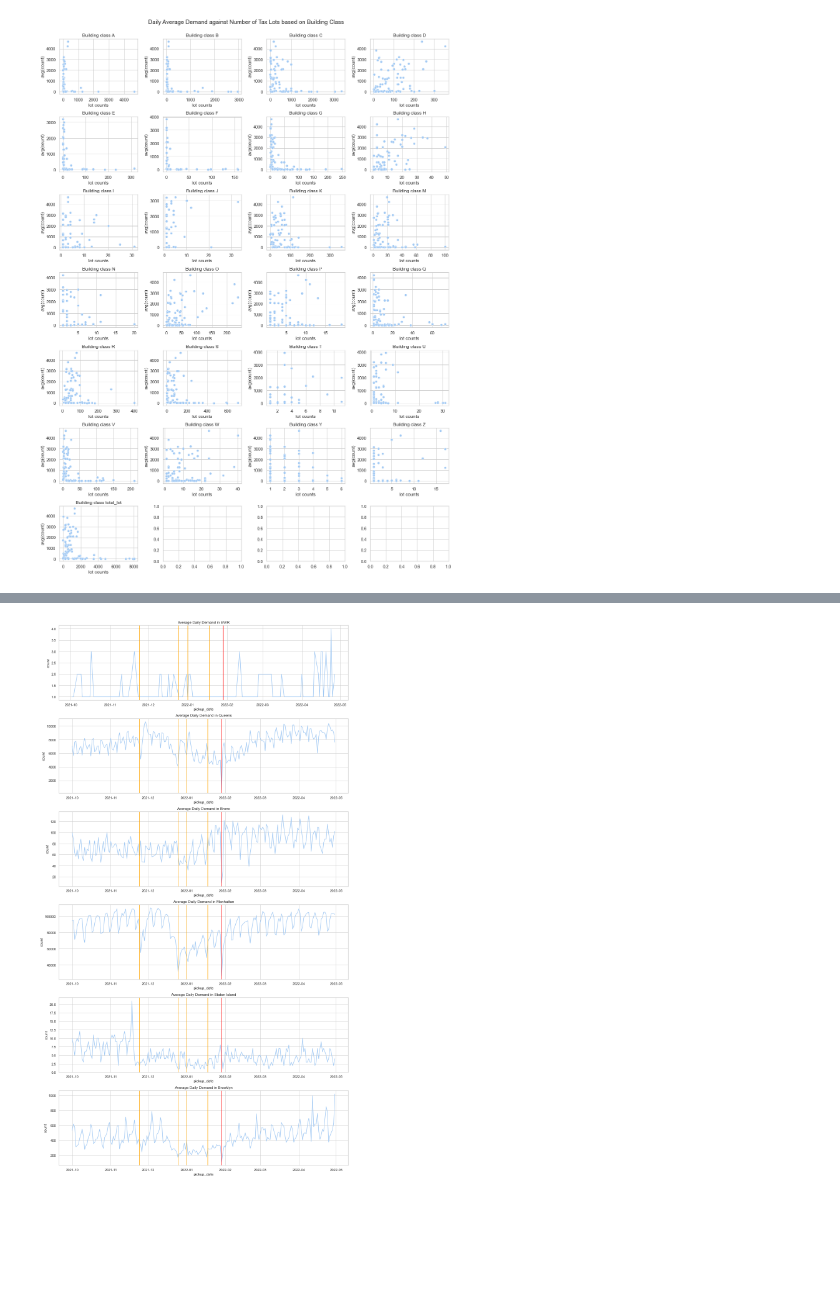
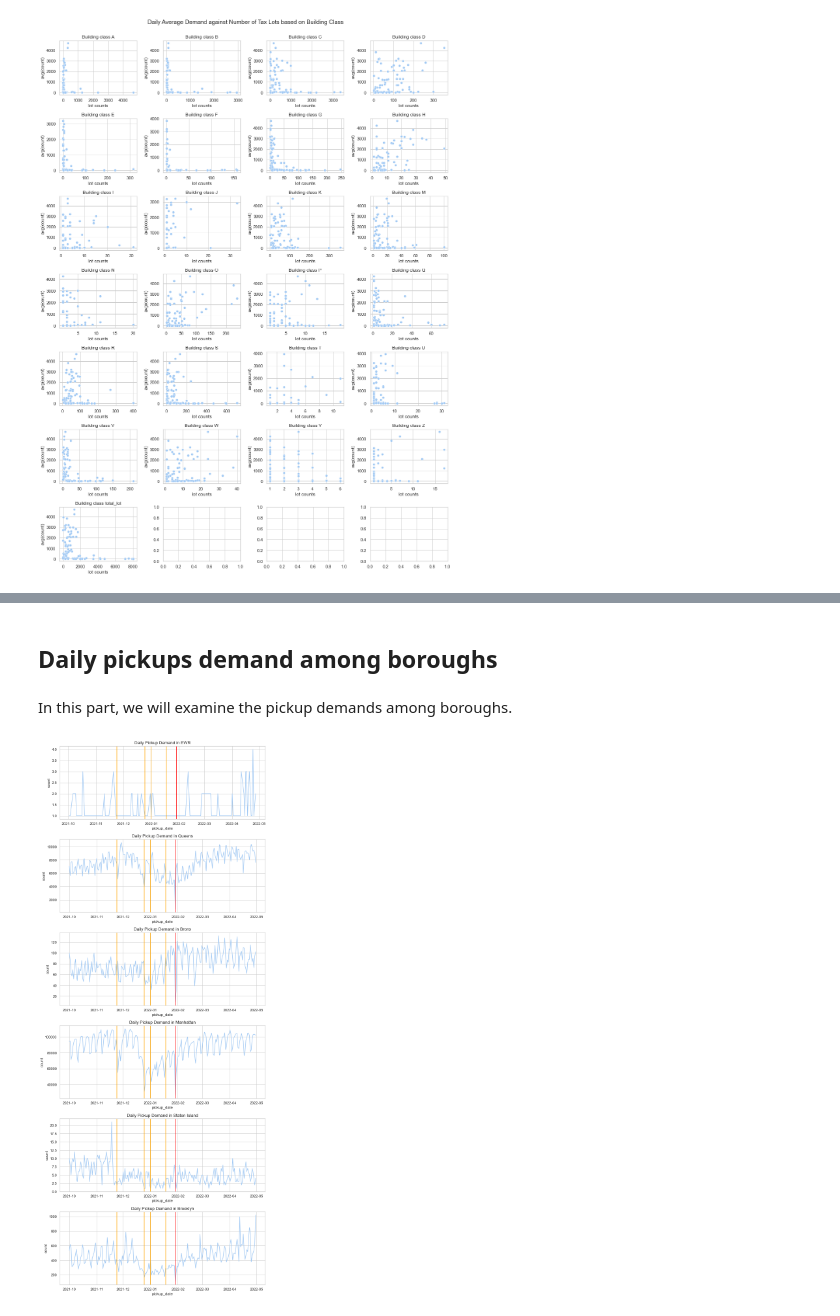
Before and after one commit to MuzhiRo/mast30034-project-1-olivertan1999, a Jupyter notebook: notebooks/EDA.ipynb, the cells around one changed output, grey strips where cells are left out. Saved outputs shown, nothing was run; the diff lists cells and outputs as text; code cells hidden in the pictures; blank space fills up the shorter version.

```diff
--- a/notebooks/EDA.ipynb
+++ b/notebooks/EDA.ipynb
@@ -21,6 +21,8 @@ import holidays
 
 
 %matplotlib inline
+sns.set(style='whitegrid', palette='pastel', color_codes=True)
+sns.mpl.rc('figure', figsize=(10,6))
 # %%
 # Starting a Spark session
 spk = (
@@ -374,30 +231,39 @@ Text(0.5, 1.0, 'Average weekend demand for yellow taxi')
+# %% [markdown]
+## Daily pickups demand among boroughs
+# %% [markdown]
+In this part, we will examine the pickup demands among boroughs.
 # %%
 # Get all locations ids for each borough
 borough_id = {}
 for borough in tlc_gdf['borough'].unique():
     borough_id[borough] = tlc_gdf[tlc_gdf['borough'] == borough]['LocationID'].unique().tolist()
 # %%
-# Get all daily pickup data for each borough
-borough_demand = {}
+# Get all daily and hourly pickup data for each borough
+borough_daily_demand = {}
+borough_hourly_demand = {}
 for borough in borough_id.keys():
-    borough_demand[borough] = (pickup_daily_demand.filter(func.col('pu_location_id')
-                                                  .isin(borough_id[borough]))
-                                                  .toPandas())
+    borough_daily_demand[borough] = (pickup_daily_demand.filter(func.col('pu_location_id')
+                                                        .isin(borough_id[borough]))
+                                                        .toPandas())
+
+    borough_hourly_demand[borough] = (pickup_hourly_demand.filter(func.col('pu_location_id')
+                                                          .isin(borough_id[borough]))
+                                                          .toPandas())
 # %%
 # Plot average daily demand in each borough
 idx = 0
-fig, ax = plt.subplots(len(borough_id.keys()), figsize=(14,25))
+fig, ax = plt.subplots(len(borough_id.keys()), figsize=(10,24))
 for borough in borough_id.keys():
-    df = borough_demand[borough].groupby('pickup_date').agg({'count':'sum'})
+    df = borough_daily_demand[borough].groupby('pickup_date').agg({'count':'sum'})
     sns.lineplot(x='pickup_date', y='count', data=df.reset_index(), ax=ax[idx])
     ax[idx].axvline(datetime.datetime(2021, 11, 24), color='orange')
     ax[idx].axvline(datetime.datetime(2021, 12, 25), color='orange')
     ax[idx].axvline(datetime.datetime(2022, 1, 1), color='orange')
     ax[idx].axvline(datetime.datetime(2022, 1, 18), color='orange')
     ax[idx].axvline(datetime.datetime(2022, 1, 29), color='red')
-    ax[idx].title.set_text(f'Average Daily Demand in {borough}')
+    ax[idx].set_title(f'Daily Pickup Demand in {borough}', fontsize=13)
     idx += 1
 
 plt.tight_layout()
 # %% [output]
-[figure, old version]
+[figure, new version]
```
Also changed, not shown: parts of 33 cells of this notebook, 4 other files.
